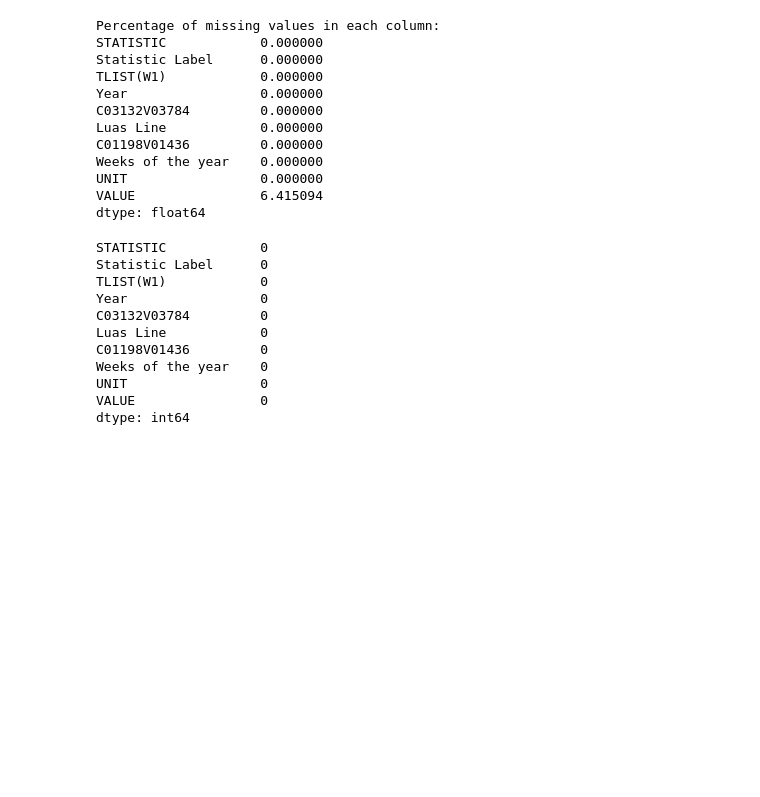
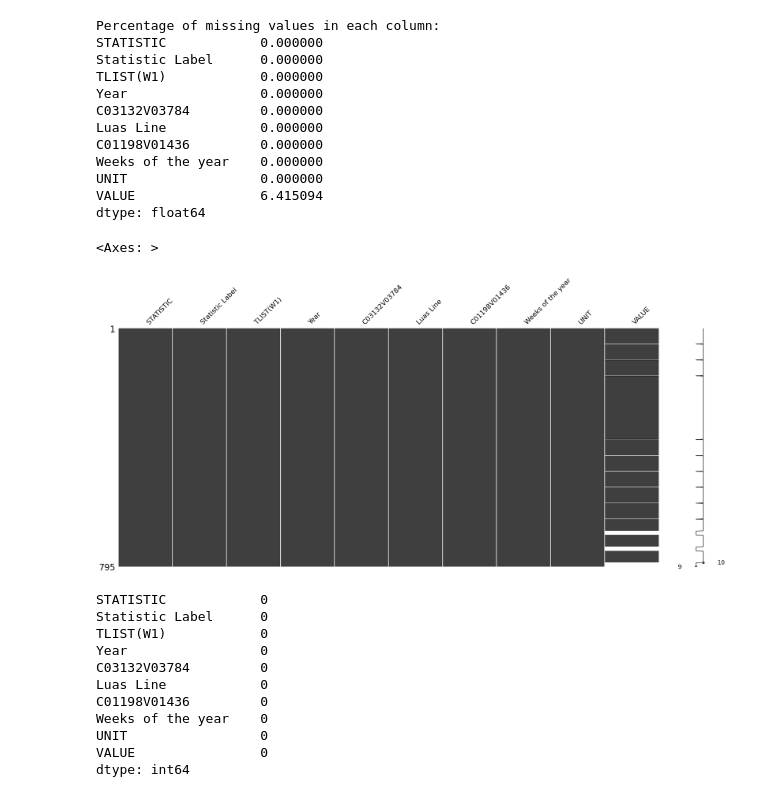
Before and after one commit to salahagnir/CA2, a Jupyter notebook: CA_2_Visualization.ipynb, the cells around one changed output. Cells and saved outputs as stored; diff of their text form; code cells hidden in the pictures; blank space fills up the shorter version.

```diff
--- a/CA_2_Visualization.ipynb
+++ b/CA_2_Visualization.ipynb
@@ -93,6 +122,12 @@ Weeks of the year    0.000000
 UNIT                 0.000000
 VALUE                6.415094
 dtype: float64
+# %%
+import missingno as msno
+msno.matrix(df)
+# %% [output]
+<Axes: >
+[figure, added]
 # %%
 df=df.dropna()
 # %%
```
Also changed, not shown: parts of 6 cells of this notebook.
